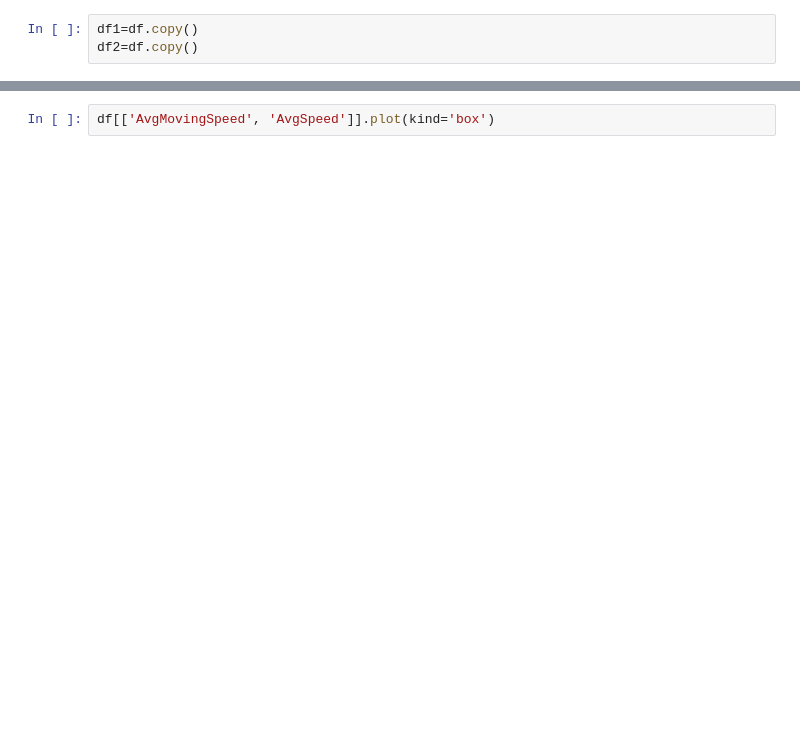
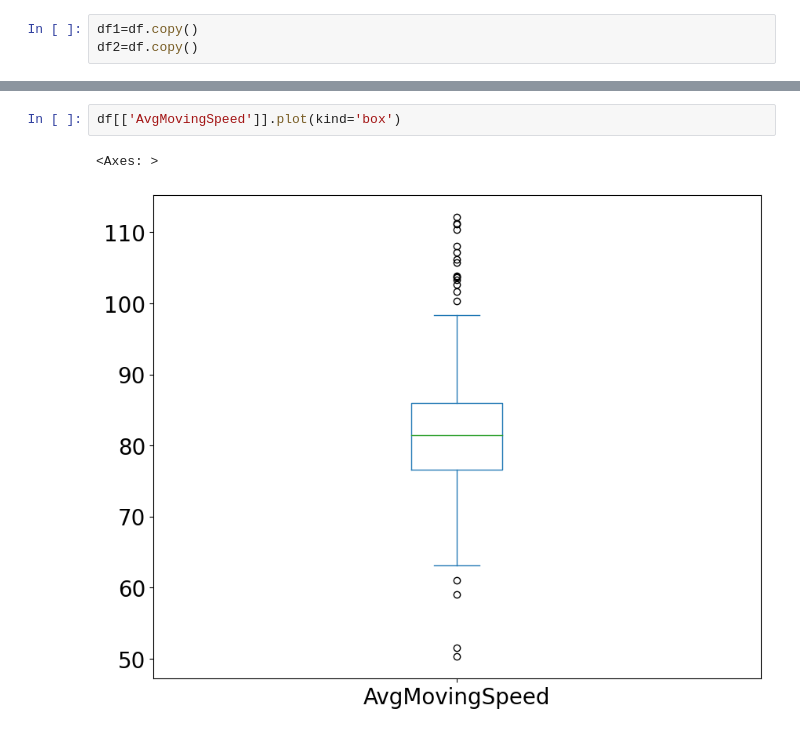
Before and after one commit to jamie-maus/practice, a Jupyter notebook: PandasAssignment.ipynb, the cells around one changed output, grey strips where cells are left out. Cells and saved outputs as stored; diff of their text form; blank space fills up the shorter version.

```diff
--- a/PandasAssignment.ipynb
+++ b/PandasAssignment.ipynb
@@ -69,2 +164,5 @@ df['AvgSpeed'].plot(kind='box')
 # %%
-df[['AvgMovingSpeed', 'AvgSpeed']].plot(kind='box')
+df[['AvgMovingSpeed']].plot(kind='box')
+# %% [output]
+<Axes: >
+[figure, added]
```
Also changed, not shown: parts of 13 cells of this notebook.
